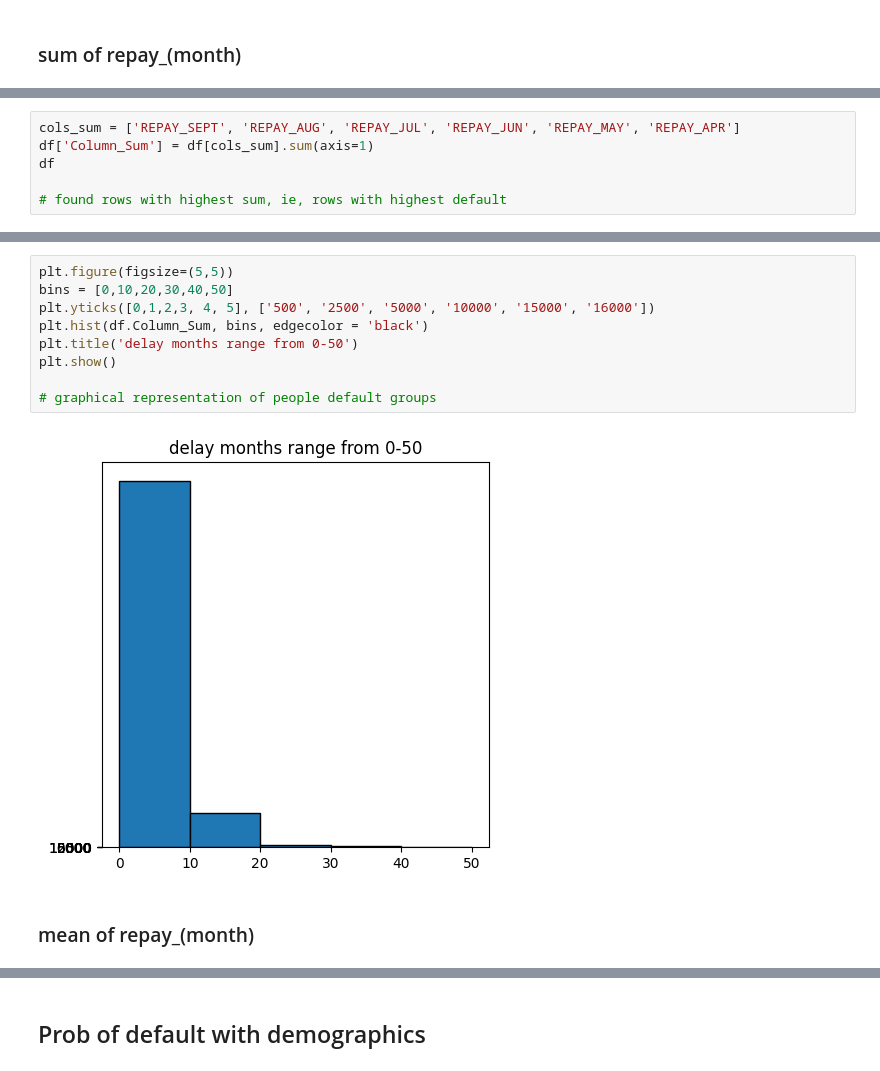
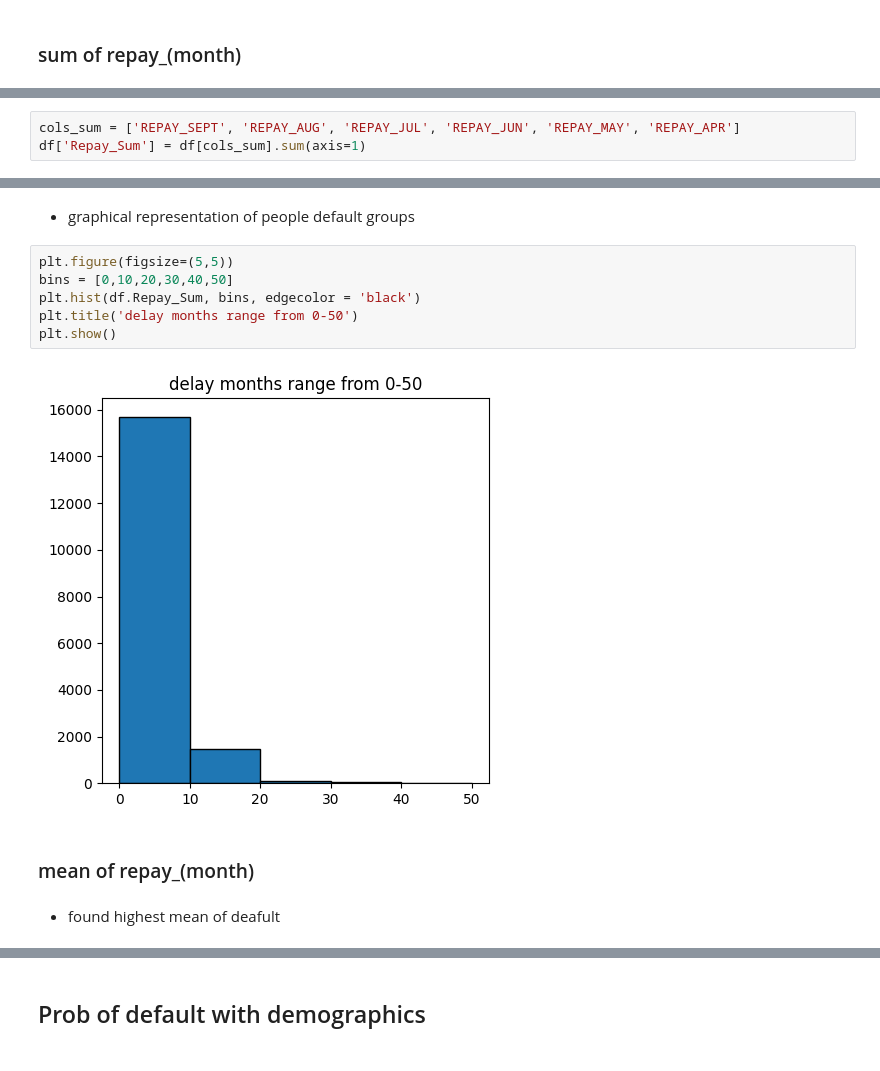
Before and after one commit to AnshikaJain2405/OrionDataAnalyticsInternshipJul23, a Jupyter notebook: notebooks/EDA.ipynb, the cells around one changed output, grey strips where cells are left out. Cells and saved outputs as stored; diff of their text form.

```diff
--- a/notebooks/EDA.ipynb
+++ b/notebooks/EDA.ipynb
@@ -318,6 +220,3 @@ correlation_matrix
 # %%
 cols_sum = ['REPAY_SEPT', 'REPAY_AUG', 'REPAY_JUL', 'REPAY_JUN', 'REPAY_MAY', 'REPAY_APR']
-df['Column_Sum'] = df[cols_sum].sum(axis=1)
-df
-
-# found rows with highest sum, ie, rows with highest default
+df['Repay_Sum'] = df[cols_sum].sum(axis=1)
@@ -365,19 +250,20 @@ number of people with more than 30 months of default: 50
 number of people with more than 20 months but less than 30 months of default: 97
 number of people with more than 10 months but less than 20 months of default: 1470
 number of people with more than 0 months but less than 10 months of default: 15708
+# %% [markdown]
+- graphical representation of people default groups
 # %%
 plt.figure(figsize=(5,5))
 bins = [0,10,20,30,40,50]
-plt.yticks([0,1,2,3, 4, 5], ['500', '2500', '5000', '10000', '15000', '16000'])
-plt.hist(df.Column_Sum, bins, edgecolor = 'black')
+plt.hist(df.Repay_Sum, bins, edgecolor = 'black')
 plt.title('delay months range from 0-50')
 plt.show()
-
-# graphical representation of people default groups
 # %% [output]
-[figure, old version]
+[figure, new version]
 # %% [markdown]
 ### mean of repay_(month)
+# %% [markdown]
+- found highest mean of deafult
 # %%
 cols_sum = ['REPAY_SEPT', 'REPAY_AUG', 'REPAY_JUL', 'REPAY_JUN', 'REPAY_MAY', 'REPAY_APR']
 df['Repay_mean'] = df[cols_sum].mean(axis=1)
```
Also changed, not shown: parts of 109 cells of this notebook.
